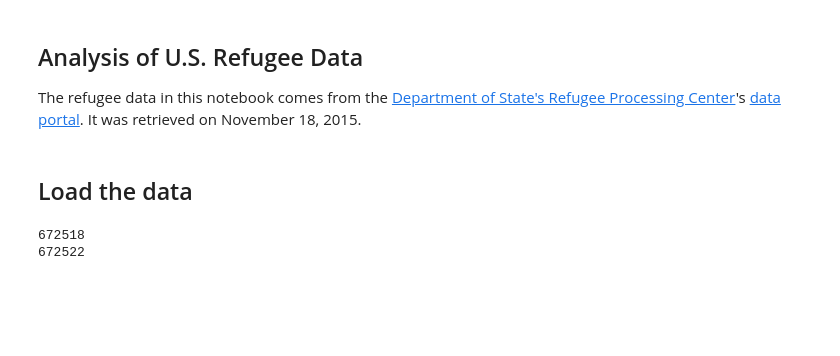
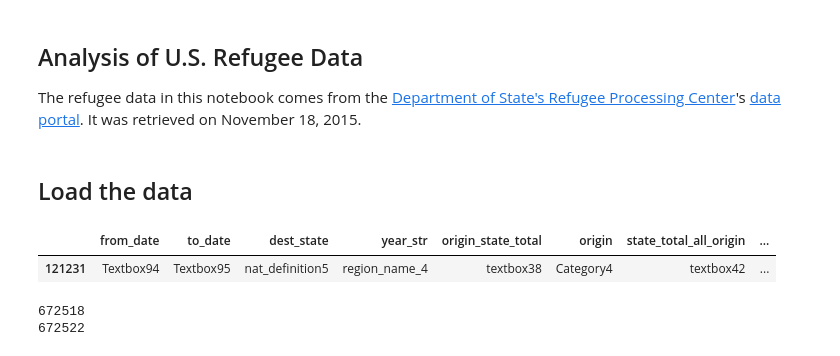
Before and after one commit to swkasica/2015-11-refugees-in-the-united-states, a Jupyter notebook: notebooks/us-refugee-analysis.ipynb, the cells around one changed output. Saved outputs shown, nothing was run; the diff lists cells and outputs as text; code cells hidden in the pictures; blank space fills up the shorter version.

```diff
--- a/notebooks/us-refugee-analysis.ipynb
+++ b/notebooks/us-refugee-analysis.ipynb
@@ -10,6 +10,18 @@ import matplotlib as mpl
 import seaborn as sb
 import itertools
 %matplotlib inline
+# %%
+# Added by Steve,
+dest_raw = pd.read_csv("../data/WRAPS-arrivals-by-destination-2005-2015.csv", header=None, skiprows=4,
+                       names=['from_date', 'to_date', 'dest_state',
+                              'year_str', 'origin_state_total', 'origin',
+                              'state_total_all_origin', 'dest_city', 'arrivals', 'annual_total_all'])
+split_point = dest_raw[~dest_raw['from_date'].str.contains("From: ")].index[0]
+#dest_raw[:split_point - 1].copy()
+dest_raw[~dest_raw["from_date"].str.contains("From: ")]
+# %% [output]
+|  | from_date | to_date | dest_state | year_str | origin_state_total | origin | state_total_all_origin | ... |
+| 121231 | Textbox94 | Textbox95 | nat_definition5 | region_name_4 | textbox38 | Category4 | textbox42 | ... |
 # %%
 by_destination = pd.read_csv("../data/WRAPS-arrivals-by-destination-2005-2015-clean.csv")
 by_religion = pd.read_csv("../data/WRAPS-arrivals-by-religion-2005-2015-clean.csv")
```
Also changed, not shown: 5 other files.
